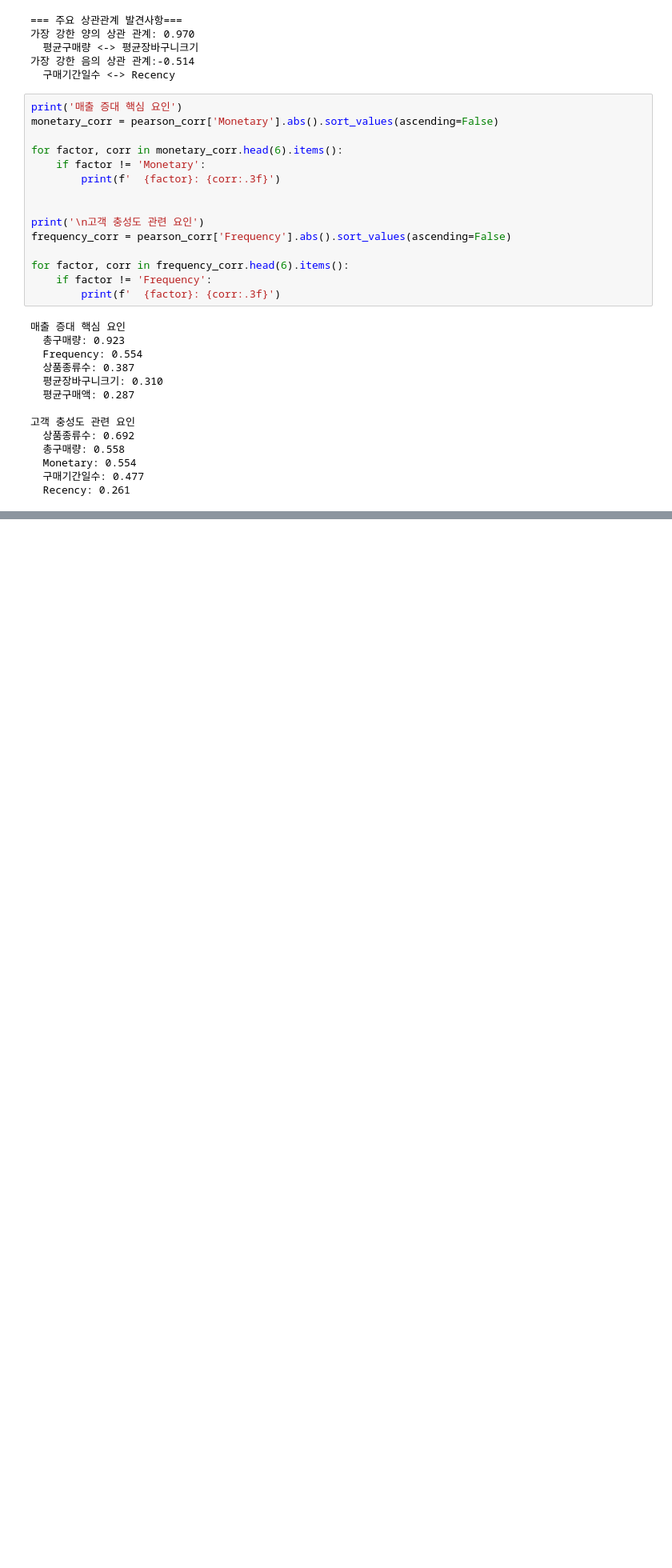
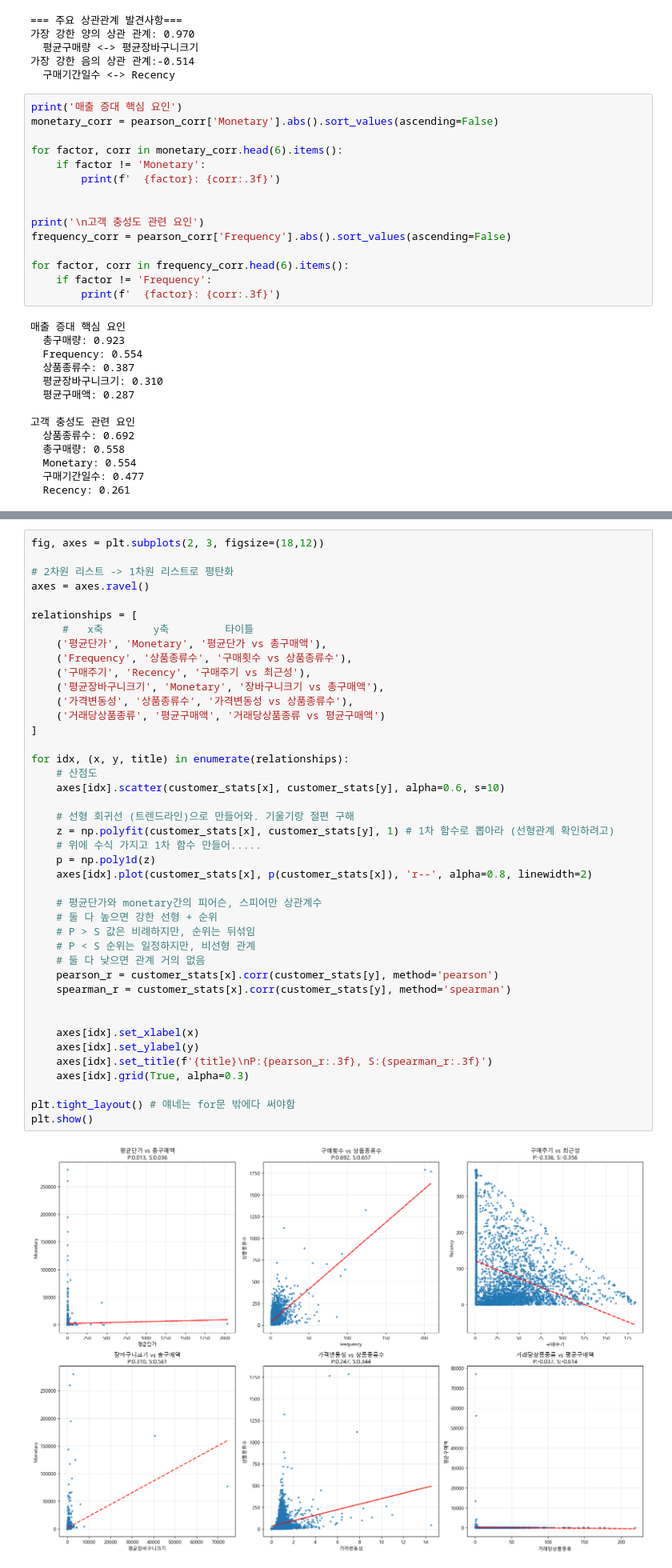
Before and after one commit to hayden-71/TIL, a Jupyter notebook: 데이터분석/06_corr.ipynb, the cells around one changed output, grey strips where cells are left out. Shown at 80% size. Drawn from its saved outputs; the diff is of its cells as text; blank space fills up the shorter version.

Commit message:
상관계수 분석 심화

```diff
--- a/데이터분석/06_corr.ipynb
+++ b/데이터분석/06_corr.ipynb
@@ -331,0 +391,44 @@ for factor, corr in frequency_corr.head(6).items():
+# %%
+fig, axes = plt.subplots(2, 3, figsize=(18,12))
+
+# 2차원 리스트 -> 1차원 리스트로 평탄화
+axes = axes.ravel()
+
+relationships = [
+     #   x축        y축         타이틀
+    ('평균단가', 'Monetary', '평균단가 vs 총구매액'),
+    ('Frequency', '상품종류수', '구매횟수 vs 상품종류수'),
+    ('구매주기', 'Recency', '구매주기 vs 최근성'),
+    ('평균장바구니크기', 'Monetary', '장바구니크기 vs 총구매액'),
+    ('가격변동성', '상품종류수', '가격변동성 vs 상품종류수'),
+    ('거래당상품종류', '평균구매액', '거래당상품종류 vs 평균구매액')
+]
+
+for idx, (x, y, title) in enumerate(relationships):
+    # 산점도
+    axes[idx].scatter(customer_stats[x], customer_stats[y], alpha=0.6, s=10)
+
+    # 선형 회귀선 (트렌드라인)으로 만들어와. 기울기랑 절편 구해
+    z = np.polyfit(customer_stats[x], customer_stats[y], 1) # 1차 함수로 뽑아라 (선형관계 확인하려고)
+    # 위에 수식 가지고 1차 함수 만들어.....
+    p = np.poly1d(z)
+    axes[idx].plot(customer_stats[x], p(customer_stats[x]), 'r--', alpha=0.8, linewidth=2)
+
+    # 평균단가와 monetary간의 피어슨, 스피어만 상관계수
+    # 둘 다 높으면 강한 선형 + 순위
+    # P > S 값은 비례하지만, 순위는 뒤섞임
+    # P < S 순위는 일정하지만, 비선형 관계
+    # 둘 다 낮으면 관계 거의 없음
+    pearson_r = customer_stats[x].corr(customer_stats[y], method='pearson')
+    spearman_r = customer_stats[x].corr(customer_stats[y], method='spearman')
+
+
+    axes[idx].set_xlabel(x)
+    axes[idx].set_ylabel(y)
+    axes[idx].set_title(f'{title}\nP:{pearson_r:.3f}, S:{spearman_r:.3f}')
+    axes[idx].grid(True, alpha=0.3)
+
+plt.tight_layout() # 얘네는 for문 밖에다 써야함
+plt.show()
+# %% [output]
+[figure, added]
```
Also changed, not shown: parts of 15 cells of this notebook, 1 other file.
